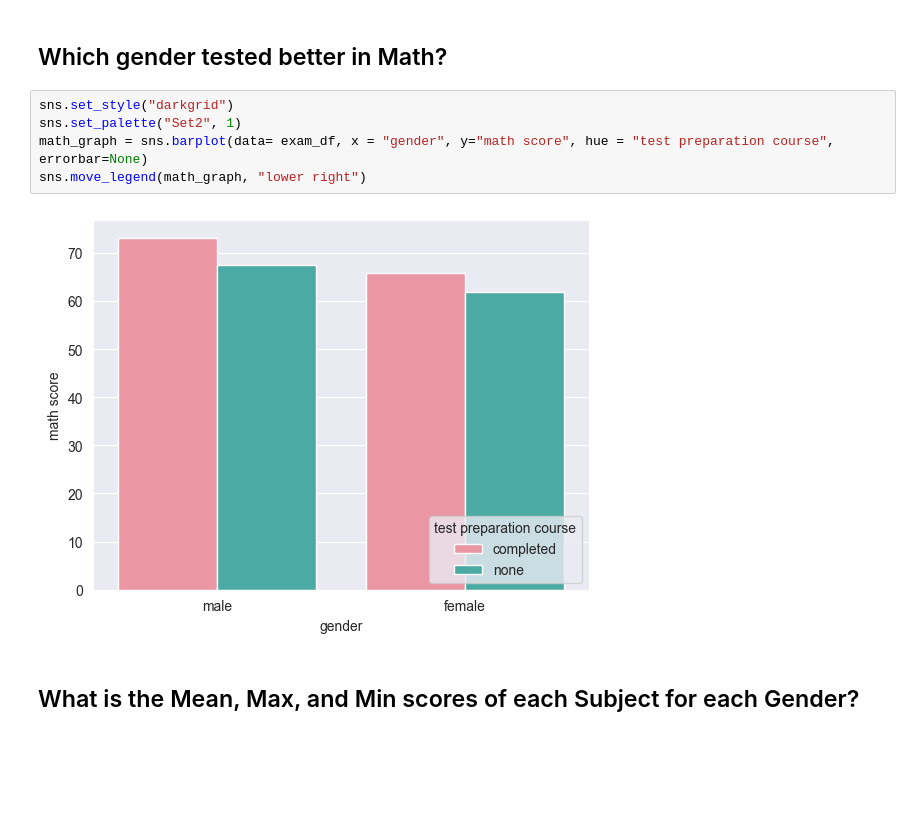
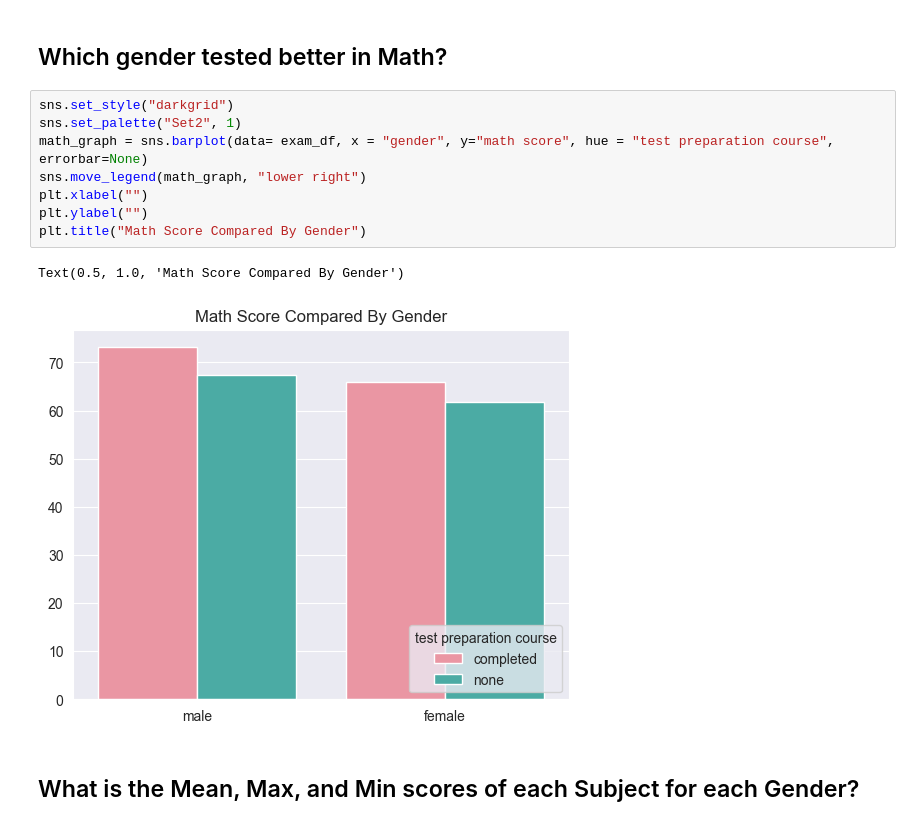
Before and after one commit to C-stackpole/Data-Analysis-Final---Exploring-Exam-Scores, a Jupyter notebook: exam_analysis.ipynb, the cells around one changed output. Cells and saved outputs as stored; diff of their text form; blank space fills up the shorter version.

```diff
--- a/exam_analysis.ipynb
+++ b/exam_analysis.ipynb
@@ -27,10 +27,14 @@ exam_df
 # %%
 sns.set_style("darkgrid")
 sns.set_palette("Set2", 1)
 math_graph = sns.barplot(data= exam_df, x = "gender", y="math score", hue = "test preparation course", errorbar=None)
 sns.move_legend(math_graph, "lower right")
+plt.xlabel("")
+plt.ylabel("")
+plt.title("Math Score Compared By Gender")
 # %% [output]
+Text(0.5, 1.0, 'Math Score Compared By Gender')
-[figure, old version]
+[figure, new version]
 # %% [markdown]
 ## What is the Mean, Max, and Min scores of each Subject for each Gender?
 # %%
```
Also changed, not shown: parts of 4 cells of this notebook.
